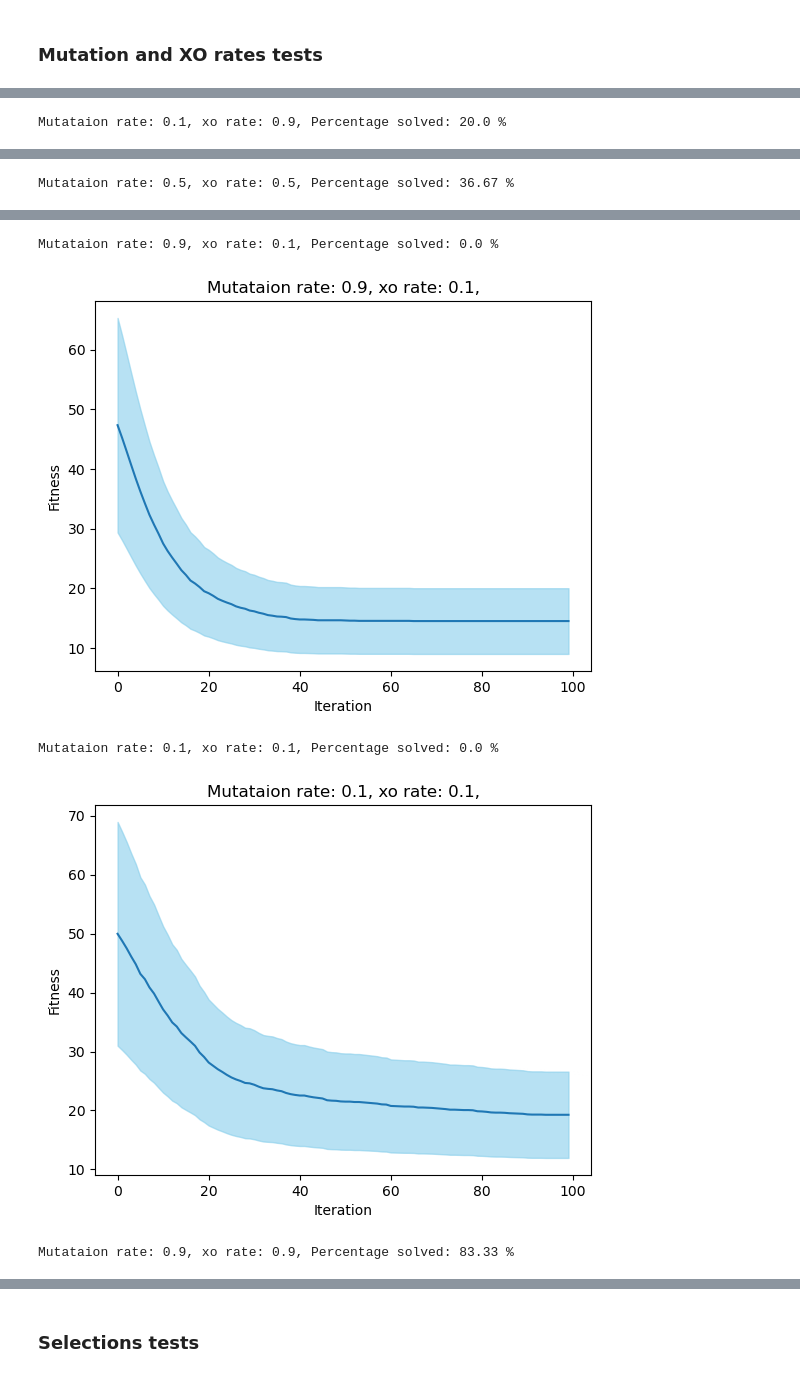
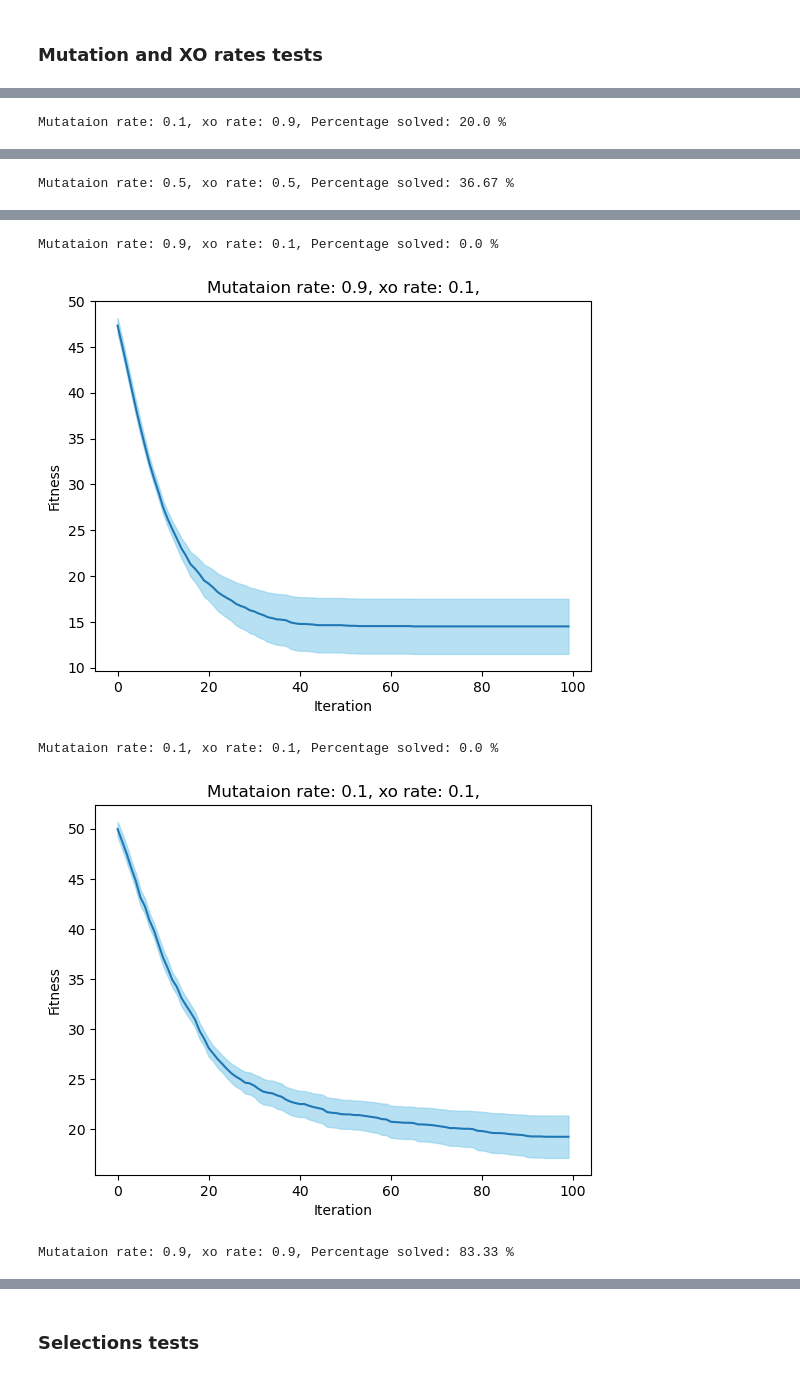
Before and after one commit to amarmate/CIFO24, a Jupyter notebook: experimentation and evaluation.ipynb, the cells around one changed output, grey strips where cells are left out. Drawn from its saved outputs; the diff is of its cells as text; code cells hidden in the pictures.

Commit message:
Added statistical tests - fixed plots.

```diff
--- a/experimentation and evaluation.ipynb
+++ b/experimentation and evaluation.ipynb
@@ -562,7 +636,7 @@ for j in mutations:
     df = pd.DataFrame(hist).T.map(lambda x: (0,0,0) if pd.isna(x) else x).map(lambda x: 0 if max(np.isnan(x)) else x[0])
     print(f"Mutation type: {j}, Percentage solved: {np.round(sum(df.iloc[-1]==0)/df.shape[1]*100, 2)} %")
     df['mean'] = df.mean(axis=1)
-    df['std'] = df.mean(axis=1)
+    df['std'] = df.std(axis=1)
     t_st = t.ppf(0.975, 29)
     df['CI_low'] = df['mean'] - t_st*df['std']/np.sqrt(29)
     df['CI_high'] = df['mean'] + t_st*df['std']/np.sqrt(29)
@@ -582,7 +656,7 @@ for j in mutations:
     df = pd.DataFrame(hist).T.map(lambda x: (0,0,0) if pd.isna(x) else x).map(lambda x: 0 if max(np.isnan(x)) else x[0])
     print(f"Mutation Type: {j},  Percentage solved: {np.round(sum(df.iloc[-1]==0)/df.shape[1]*100, 2)} %")
     df['mean'] = df.mean(axis=1)
-    df['std'] = df.mean(axis=1)
+    df['std'] = df.std(axis=1)
     t_st = t.ppf(0.975, 29)
     df['CI_low'] = df['mean'] - t_st*df['std']/np.sqrt(29)
     df['CI_high'] = df['mean'] + t_st*df['std']/np.sqrt(29)
@@ -603,0 +678,22 @@ Mutation Type: change-smart,  Percentage solved: 23.33 %
+# %%
+mutations = ['swap', 'swap-smart', 'change', 'change-smart']
+
+pairs = list(itertools.combinations(mutations,2))
+
+# take data from last run
+df_last_step = pd.DataFrame(columns=mutations )
+for j in mutations :
+    hist = history_dict[j]
+    df = pd.DataFrame(hist).T.map(lambda x: (0,0,0) if pd.isna(x) else x).map(lambda x: 0 if max(np.isnan(x)) else x[0])
+    df_last_step[j] = df.iloc[-1]
+
+
+for i in pairs:
+    t_stat, p_value = stats.ttest_ind(df_last_step[i[0]], df_last_step[i[1]], equal_var=False)
+
+    print(f"Test means equality for {i[0]} and {i[1]}")
+    print("t-statistic:", np.round(t_stat,3))
+    print("p-value:", np.round(p_value,4))
+    if p_value < 0.05:
+        print(f"Statistically significant difference between {i[0]} and {i[1]}")
+    print('\n')
@@ -641,12 +755,14 @@ file_name = 'Runs history/test_mut_crossover_rates.pkl'
 with open(file_name, 'rb') as file:
     history_dict = pickle.load(file)
 # %%
+mut_crossover_rates = [(0.1, 0.9), (0.5, 0.5), (0.9, 0.1), (0.1, 0.1), (0.9,0.9)]
+
 for j in mut_crossover_rates:
     hist = history_dict[j]
     df = pd.DataFrame(hist).T.map(lambda x: (0,0,0) if pd.isna(x) else x).map(lambda x: 0 if max(np.isnan(x)) else x[0])
     print(f"Mutataion rate: {j[0]}, xo rate: {j[1]}, Percentage solved: {np.round(sum(df.iloc[-1]==0)/df.shape[1]*100, 2)} %")
     df['mean'] = df.mean(axis=1)
-    df['std'] = df.mean(axis=1)
+    df['std'] = df.std(axis=1)
     t_st = t.ppf(0.975, 29)
     df['CI_low'] = df['mean'] - t_st*df['std']/np.sqrt(29)
     df['CI_high'] = df['mean'] + t_st*df['std']/np.sqrt(29)
@@ -668,7 +784,7 @@ for j in mut_crossover_rates:
     df = pd.DataFrame(hist).T.map(lambda x: (0,0,0) if pd.isna(x) else x).map(lambda x: 0 if max(np.isnan(x)) else x[0])
     print(f"Mutataion rate: {j[0]}, xo rate: {j[1]}, Percentage solved: {np.round(sum(df.iloc[-1]==0)/df.shape[1]*100, 2)} %")
     df['mean'] = df.mean(axis=1)
-    df['std'] = df.mean(axis=1)
+    df['std'] = df.std(axis=1)
     t_st = t.ppf(0.975, 29)
     df['CI_low'] = df['mean'] - t_st*df['std']/np.sqrt(29)
     df['CI_high'] = df['mean'] + t_st*df['std']/np.sqrt(29)
@@ -686,5 +802,5 @@ Mutataion rate: 0.5, xo rate: 0.5, Percentage solved: 36.67 %
 Mutataion rate: 0.9, xo rate: 0.1, Percentage solved: 0.0 %
-[figure, old version]
+[figure, new version]
 Mutataion rate: 0.1, xo rate: 0.1, Percentage solved: 0.0 %
-[figure, old version]
+[figure, new version]
 Mutataion rate: 0.9, xo rate: 0.9, Percentage solved: 83.33 %
```
Also changed, not shown: parts of 37 cells of this notebook, 1 other file.
